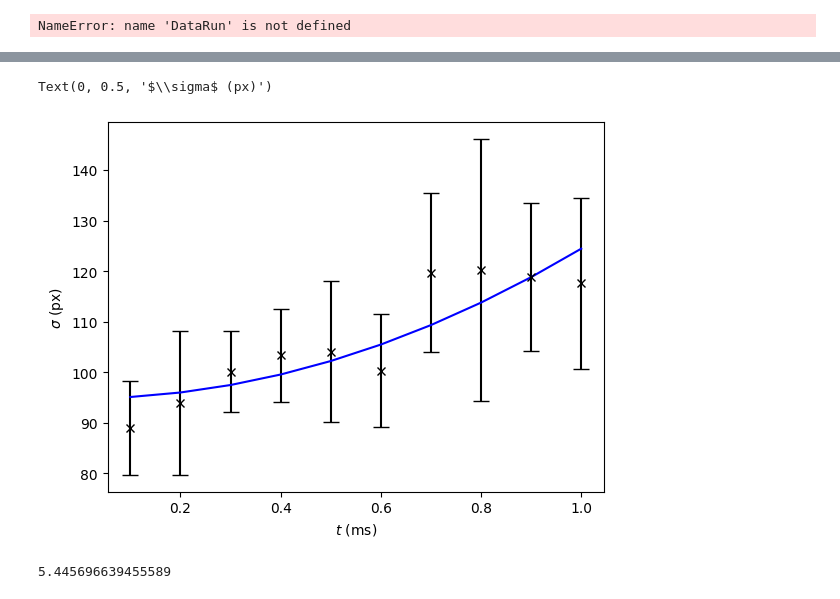
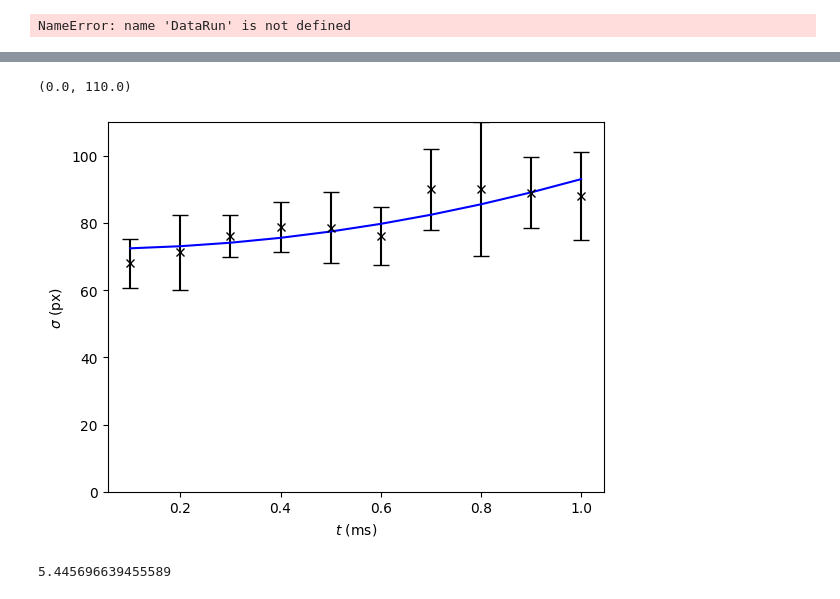
Before and after one commit to benmcdonough20/MOTsArentForKids, a Jupyter notebook: TOF/TOF.ipynb, the cells around one changed output, grey strips where cells are left out. Cells and saved outputs as stored; diff of their text form; code cells hidden in the pictures.

```diff
--- a/TOF/TOF.ipynb
+++ b/TOF/TOF.ipynb
@@ -168,3 +168,6 @@ class DataRun:
 import pickle
 with open("data.pickle", "rb") as f:
     data = pickle.load(f)
+# %%
+for i in range(10):
+    print(data[i*10].popt_x[2]/data[i*10].popt_y[2])
@@ -171,7 +185,7 @@ with open("data.pickle", "rb") as f:
 # %%
 sigma_times = {time :   [] for time in np.arange(.1, 1.1, .1)}
 for i,time in enumerate(time_data):
-    sigma_times[data[i].time].append(np.sqrt(data[i].popt_x[2]**2+data[i].popt_y[2]**2))
+    sigma_times[data[i].time].append(data[i].popt_y[2])
 # %%
 errs = [np.std(sigma_times[i]) for i in np.arange(.1, 1.1, .1)]
 means = [np.mean(sigma_times[i]) for i in np.arange(.1, 1.1, .1)]
@@ -181,11 +195,12 @@ popt, pcov = curve_fit(fit, np.arange(.1, 1.1, .1), means, sigma = errs)
 # %%
 plt.errorbar(np.arange(.1, 1.1, .1),means, yerr = errs, c= "k", capsize = 6, linestyle = "None", marker = "x")
 plt.plot(np.arange(.1, 1.1, .1),fit(np.arange(.1, 1.1, .1), *popt), c = "b")
 plt.xlabel(r"$t$ (ms)")
 plt.ylabel(r"$\sigma$ (px)")
+plt.ylim([0,110])
 # %% [output]
-Text(0, 0.5, '$\\sigma$ (px)')
+(0.0, 110.0)
-[figure, old version]
+[figure, new version]
 # %%
 np.sqrt(-popt[0])
 # %% [output]
```
Also changed, not shown: parts of 1 cell of this notebook.
